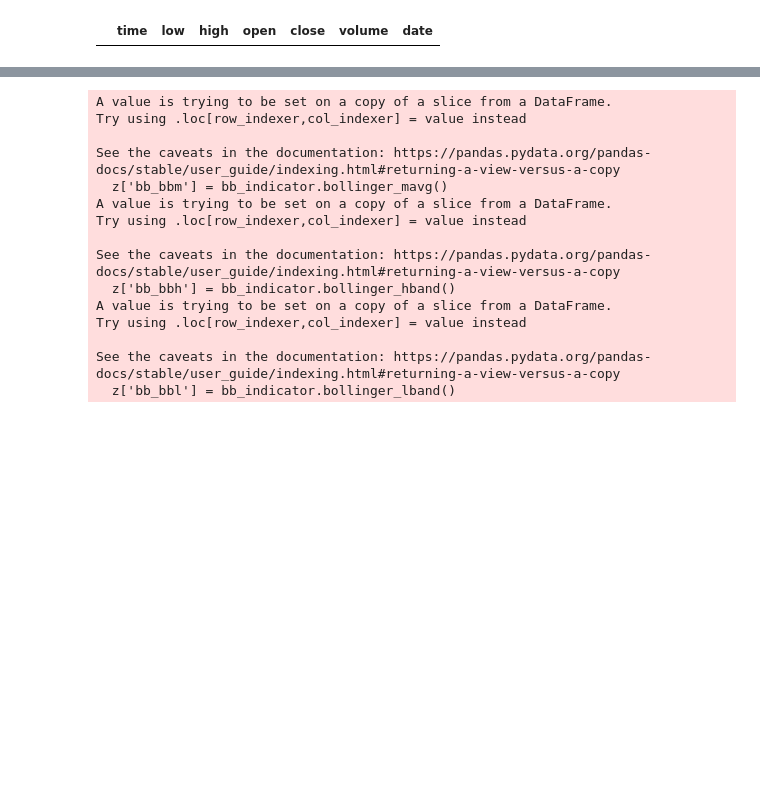
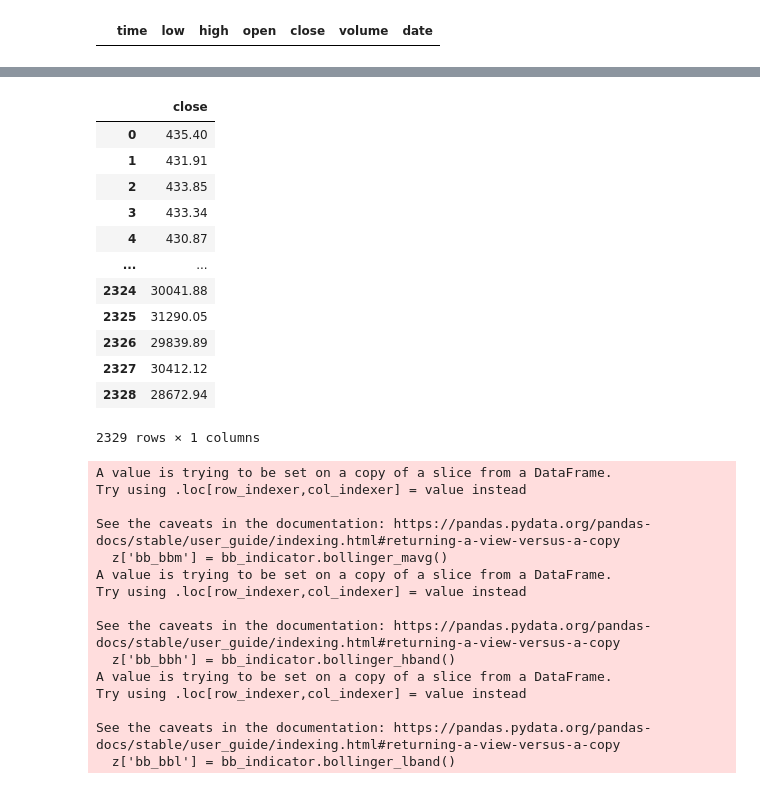
Before and after one commit to shayanth/Cryptocurrency-prediction, a Jupyter notebook: Price_Scrapper.ipynb, the cells around one changed output, grey strips where cells are left out. Saved outputs shown, nothing was run; the diff lists cells and outputs as text; code cells hidden in the pictures; blank space fills up the shorter version.

```diff
--- a/Price_Scrapper.ipynb
+++ b/Price_Scrapper.ipynb
@@ -100,3 +100,21 @@ z
+# %%
+y = DataFrame[['close']]
+# %%
+y
+# %% [output]
+|  | close |
+| 0 | 435.40 |
+| 1 | 431.91 |
+| 2 | 433.85 |
+| 3 | 433.34 |
+| 4 | 430.87 |
+| ... | ... |
+| 2324 | 30041.88 |
+| 2325 | 31290.05 |
+| 2326 | 29839.89 |
+| 2327 | 30412.12 |
+| 2328 | 28672.94 |
+2329 rows × 1 columns
 # %%
 bb_indicator = BollingerBands(close = DataFrame['close'],window=20,window_dev=2,fillna = True)
 # %%
```
Also changed, not shown: parts of 3 cells of this notebook, 2 other files.
